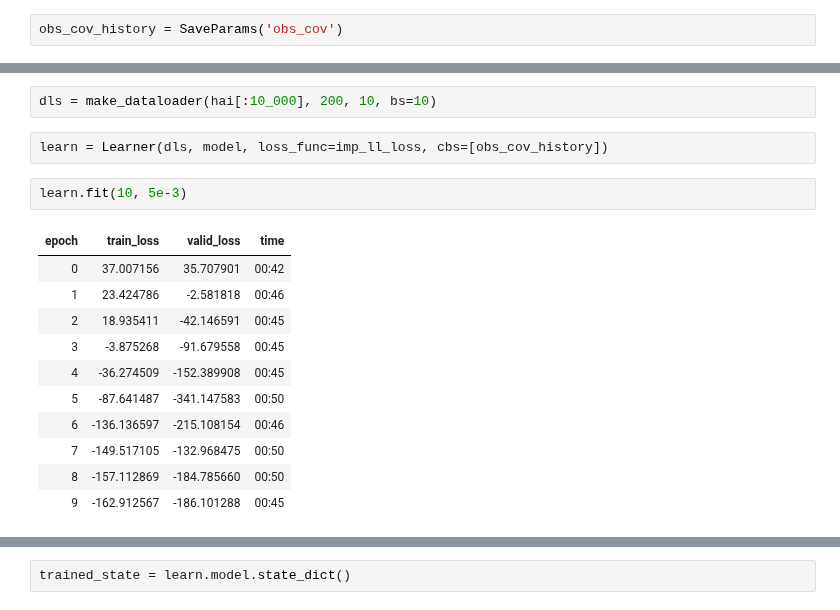
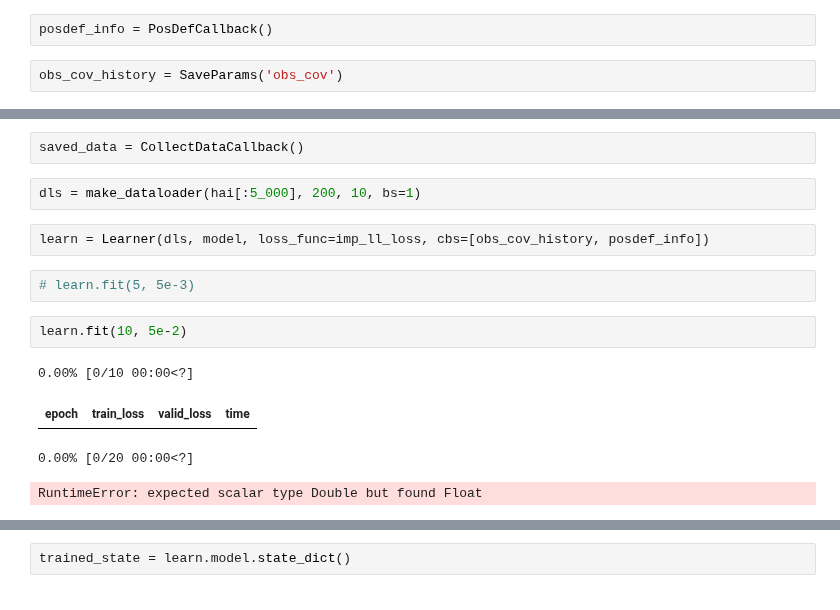
Before and after one commit to mone27/meteo_imp, a Jupyter notebook: analysis/kalman/kalman_obs_cov.ipynb, the cells around one changed output, grey strips where cells are left out. Drawn from its saved outputs; the diff is of its cells as text.

```diff
--- a/analysis/kalman/kalman_obs_cov.ipynb
+++ b/analysis/kalman/kalman_obs_cov.ipynb
@@ -31,2 +53,4 @@ tensor([[0.1000, 0.0000, 0.0000],
+# %%
+posdef_info = PosDefCallback()
 # %%
 obs_cov_history = SaveParams('obs_cov')
@@ -33,20 +77,17 @@ obs_cov_history = SaveParams('obs_cov')
+# %%
+saved_data = CollectDataCallback()
 # %%
-dls = make_dataloader(hai[:10_000], 200, 10, bs=10)
+dls = make_dataloader(hai[:5_000], 200, 10, bs=1)
 # %%
-learn = Learner(dls, model, loss_func=imp_ll_loss, cbs=[obs_cov_history])
+learn = Learner(dls, model, loss_func=imp_ll_loss, cbs=[obs_cov_history, posdef_info])
 # %%
-learn.fit(10, 5e-3)
+# learn.fit(5, 5e-3)
-# %% [output]
-| epoch | train_loss | valid_loss | time |
-| 0 | 37.007156 | 35.707901 | 00:42 |
-| 1 | 23.424786 | -2.581818 | 00:46 |
-| 2 | 18.935411 | -42.146591 | 00:45 |
-| 3 | -3.875268 | -91.679558 | 00:45 |
-| 4 | -36.274509 | -152.389908 | 00:45 |
-| 5 | -87.641487 | -341.147583 | 00:50 |
-| 6 | -136.136597 | -215.108154 | 00:46 |
-| 7 | -149.517105 | -132.968475 | 00:50 |
-| 8 | -157.112869 | -184.785660 | 00:50 |
-| 9 | -162.912567 | -186.101288 | 00:45 |
+# %%
+learn.fit(10, 5e-2)
+# %% [output]
+0.00% [0/10 00:00<?]
+| epoch | train_loss | valid_loss | time |
+0.00% [0/20 00:00<?]
+RuntimeError: expected scalar type Double but found Float
 # %%
 learn.recorder.plot_loss()
```
Also changed, not shown: parts of 24 cells of this notebook, 7 other files.
